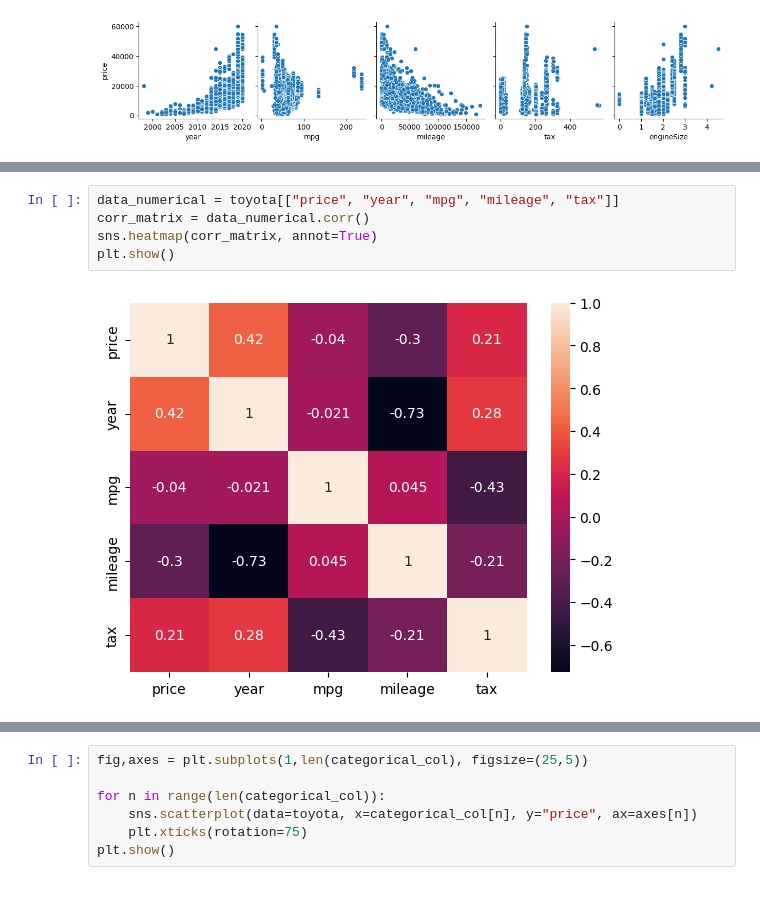
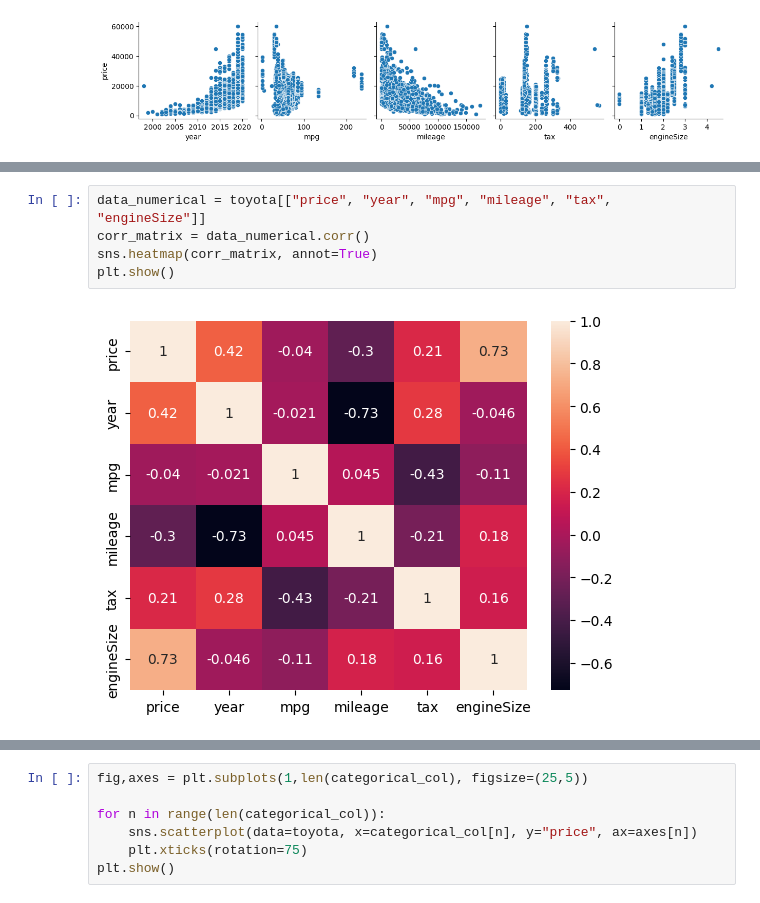
Before and after one commit to lenelise/dc_practice, a Jupyter notebook: practice_exam.ipynb, the cells around one changed output, grey strips where cells are left out. Cells and saved outputs as stored; diff of their text form.

```diff
--- a/practice_exam.ipynb
+++ b/practice_exam.ipynb
@@ -133,7 +134,7 @@ We proceed by plotting the heatmap to confirm or disconfirm our observations:
 # %%
-data_numerical = toyota[["price", "year", "mpg", "mileage", "tax"]]
+data_numerical = toyota[["price", "year", "mpg", "mileage", "tax", "engineSize"]]
 corr_matrix = data_numerical.corr()
 sns.heatmap(corr_matrix, annot=True)
 plt.show()
 # %% [output]
-[figure, old version]
+[figure, new version]
```
Also changed, not shown: parts of 24 cells of this notebook.
